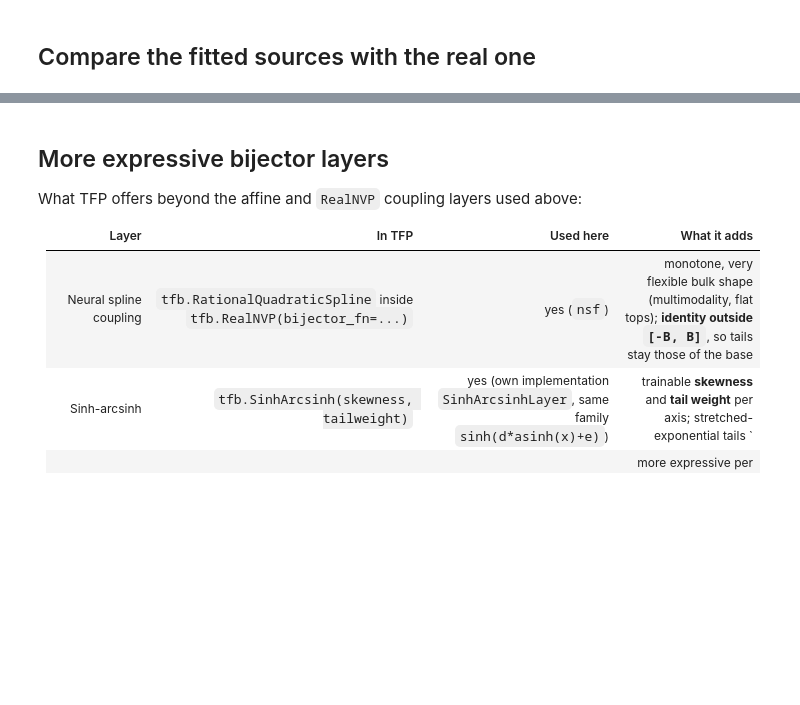
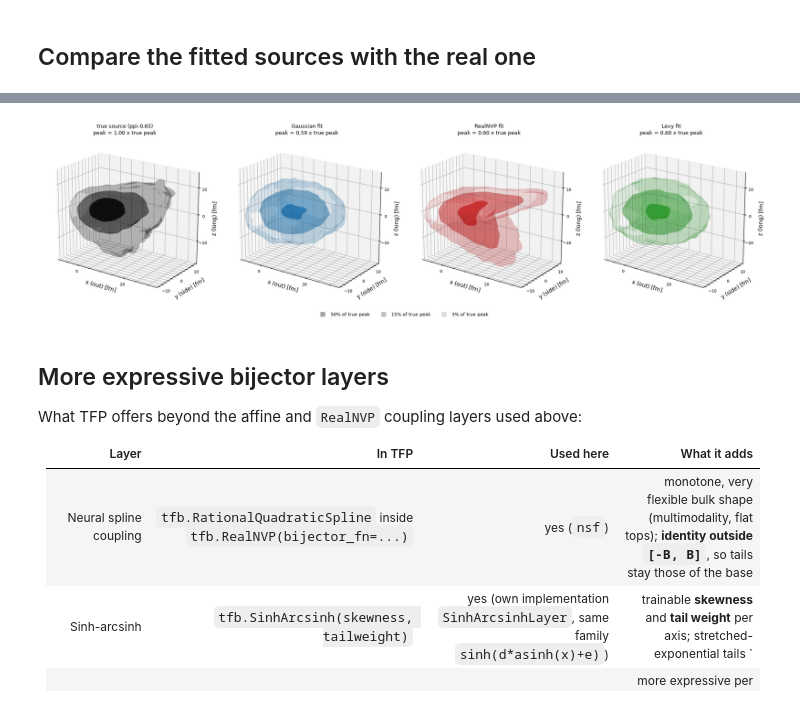
Before and after one commit to OlehSavchuk/ML-for-Femtoscopy, a Jupyter notebook: flow-optimizer.ipynb, the cells around one changed output, grey strips where cells are left out. Drawn from its saved outputs; the diff is of its cells as text; code cells hidden in the pictures; blank space fills up the shorter version.

```diff
--- a/flow-optimizer.ipynb
+++ b/flow-optimizer.ipynb
@@ -319,3 +390,65 @@ plt.tight_layout(); plt.show()
+# %%
+# Transparent iso-density surfaces of the 3D KDE: one panel per source (true source first), each in its own colour.
+# needs: pip install scikit-image
+from scipy.ndimage import gaussian_filter
+from skimage.measure import marching_cubes
+from matplotlib.colors import to_rgb
+from mpl_toolkits.mplot3d.art3d import Poly3DCollection
+
+# ---------------- settings ----------------
+G        = 56                       # grid points per axis
+BW       = 0.8                      # bandwidth = BW * Scott's rule per axis (smaller = sharper, noisier)
+LEVELS   = [0.5, 0.15, 0.03]        # iso-surfaces at these fractions of the TRUE source's peak density
+ALPHAS   = [0.60, 0.30, 0.14]       # inner shells more opaque, outer ones more transparent
+WINDOW   = (0.5, 99.5)              # plot window: these percentiles of the true source, per axis
+AX = ['x (out) [fm]', 'y (side) [fm]', 'z (long) [fm]']
+# -------------------------------------------
+
+truth = list(samples)[0]            # 'true source (ppi-0.65)'
+panels = list(samples)               # true source first, then the fitted flows
+lo, hi = np.percentile(samples[truth], WINDOW, axis=0)
+edges = [np.linspace(lo[i], hi[i], G + 1) for i in range(3)]
+dx = np.array([e[1] - e[0] for e in edges])
+origin = np.array([0.5 * (e[0] + e[1]) for e in edges])             # centre of voxel (0, 0, 0)
+
+def kde_grid(s):
+    """binned Gaussian KDE: histogram -> Gaussian smoothing with Scott bandwidth per axis"""
+    h, _ = np.histogramdd(s, bins=edges)
+    sigma = BW * len(s) ** (-1.0 / 7.0) * s.std(axis=0) / dx        # bandwidth in grid cells
+    return gaussian_filter(h, sigma, mode='constant') / (len(s) * dx.prod())
+
+vols = {nm: kde_grid(samples[nm]) for nm in samples}
+peak = vols[truth].max()
+levels = [f * peak for f in LEVELS]
+light = np.array([0.4, -0.5, 0.8]); light /= np.linalg.norm(light)
+
+def shell(vol, level, rgb, alpha):
+    verts, faces, _, _ = marching_cubes(vol, level=level, spacing=tuple(dx))
+    tri = (verts + origin)[faces]
+    nrm = np.cross(tri[:, 1] - tri[:, 0], tri[:, 2] - tri[:, 0]); nrm /= np.linalg.norm(nrm, axis=1, keepdims=True) + 1e-12
+    shade = 0.78 + 0.22 * np.abs(nrm @ light)                       # simple two-sided Lambert shading
+    fc = np.empty((len(tri), 4)); fc[:, :3] = np.array(rgb) * shade[:, None]; fc[:, 3] = alpha
+    return Poly3DCollection(tri, facecolors=fc, edgecolors='none')
+
+fig = plt.figure(figsize=(4.6 * len(panels), 5.0))
+for k, name in enumerate(panels):
+    ax = fig.add_subplot(1, len(panels), k + 1, projection='3d')
+    for lev, al in zip(levels, ALPHAS):
+        try:
+            ax.add_collection3d(shell(vols[name], lev, to_rgb(colors[name]), al))
+        except ValueError:                                          # no density above this level for this model
+            pass
+    ax.set_xlim(lo[0], hi[0]); ax.set_ylim(lo[1], hi[1]); ax.set_zlim(lo[2], hi[2])
+    ax.set_box_aspect(hi - lo); ax.view_init(elev=20, azim=-55)
+    ax.set_xlabel(AX[0], labelpad=-3); ax.set_ylabel(AX[1], labelpad=-3); ax.set_zlabel(AX[2], labelpad=-3)
+    ax.tick_params(labelsize=7, pad=-2); ax.locator_params(nbins=4)
+    ax.set_title(f'{name}\npeak = {vols[name].max() / peak:.2f} x true peak', fontsize=9, pad=-2)
+fig.subplots_adjust(left=0.0, right=0.96, top=0.92, bottom=0.07, wspace=0.10)
+handles = [plt.Line2D([0], [0], marker='s', ls='', ms=9, mfc='0.6', mec='none', alpha=a, label=f'{f:.0%} of true peak') for f, a in zip(LEVELS, [0.9, 0.6, 0.35])]
+fig.legend(handles=handles, loc='lower center', ncol=len(LEVELS), frameon=False, fontsize=8)
+plt.show()
+# %% [output]
+[figure, added]
 # %% [markdown]
 ## More expressive bijector layers
 
```
Also changed, not shown: parts of 11 cells of this notebook, 10 other files.
